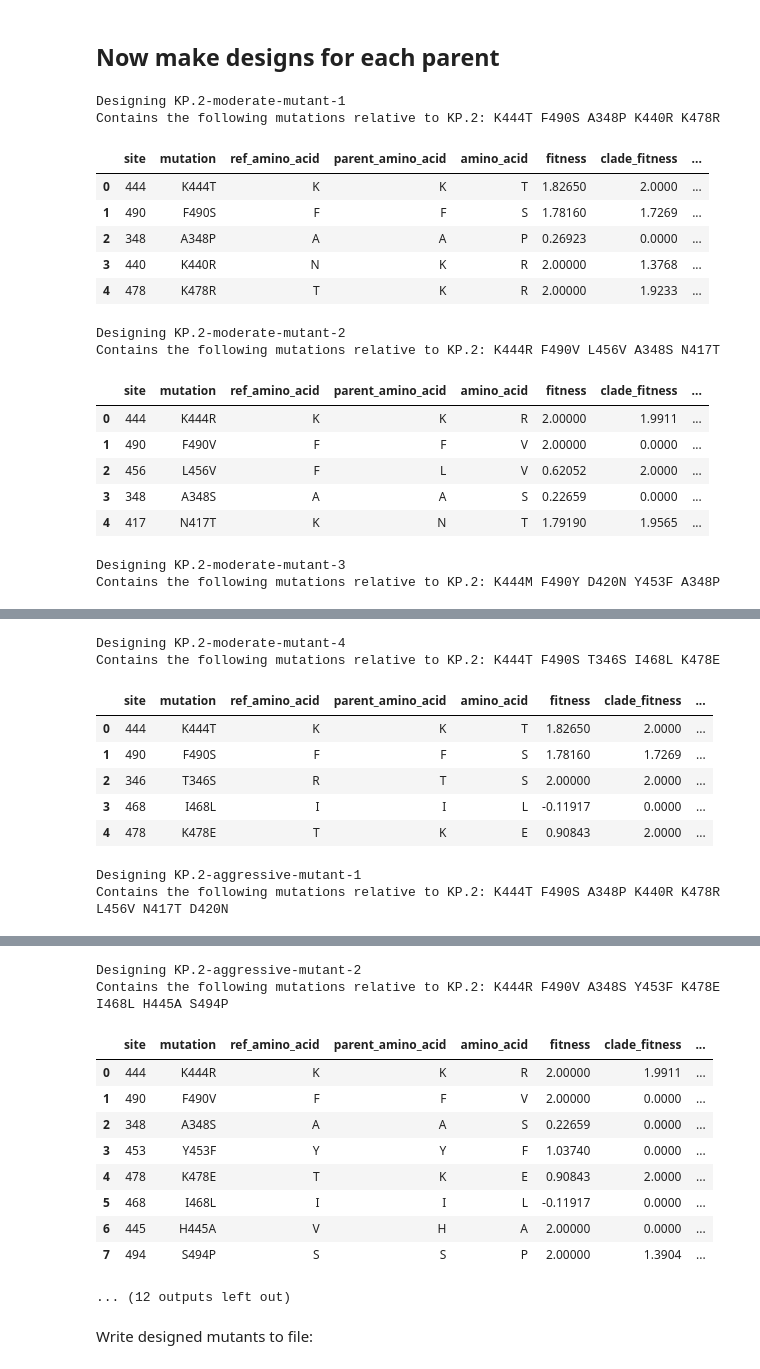
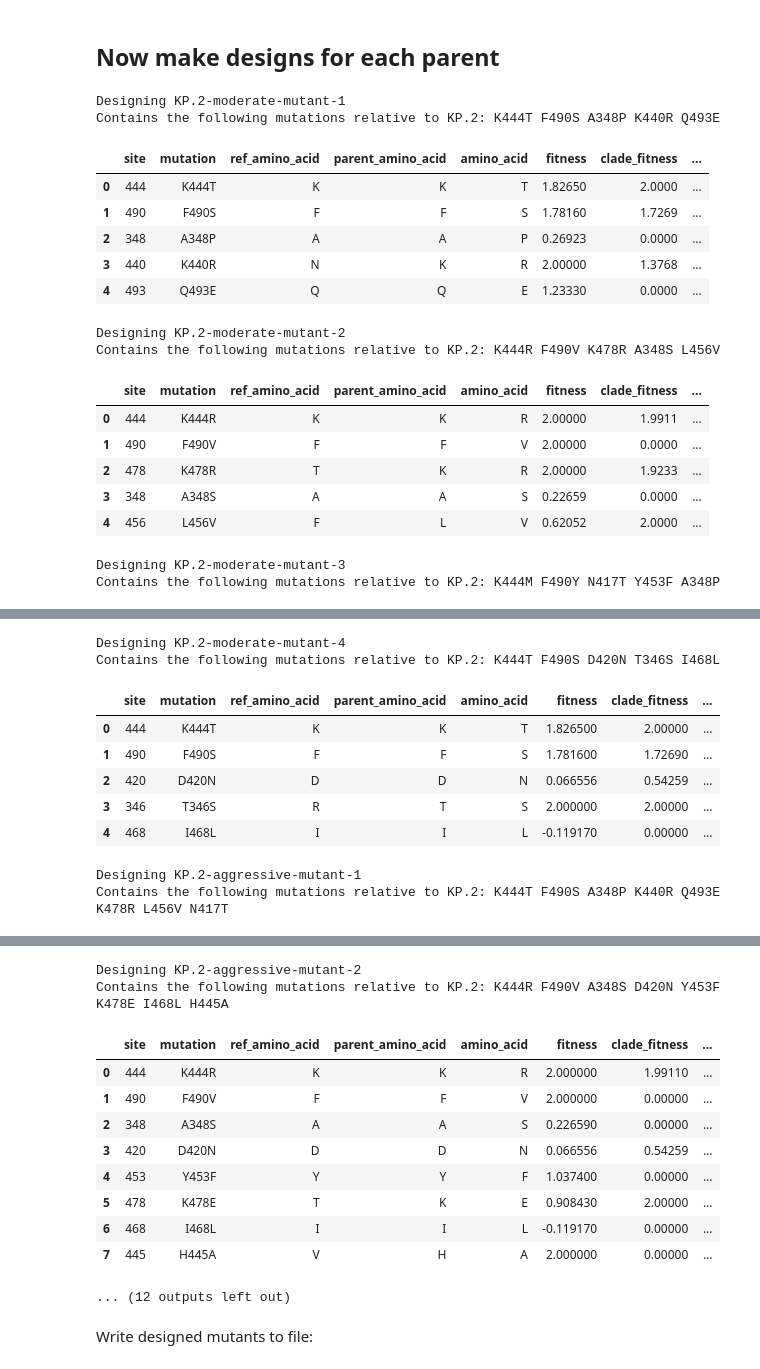
Before and after one commit to jbloomlab/SARS2-RBD-escape-mutants, a Jupyter notebook: design_mutants.ipynb, the cells around one changed output, grey strips where cells are left out. Drawn from its saved outputs; the diff is of its cells as text; code cells hidden in the pictures.

Commit message:
manually upweight Q493E

```diff
--- a/design_mutants.ipynb
+++ b/design_mutants.ipynb
@@ -241,6 +241,13 @@ for (parent, parent_d), category in itertools.product(config["parent_specs"].ite
             spike_entry_weight=parent_config["spike_dms"]["weights"]["spike mediated entry"],
             spike_ACE2_binding_weight=parent_config["spike_dms"]["weights"]["ACE2 binding"],
         )
+        # add mutations, then manual weights
+        .assign(
+            mutation=lambda x: x["parent_amino_acid"] + x["site"].astype(str) + x["amino_acid"],
+            manual_weight=lambda x: x["mutation"].map(
+                lambda m: parent_config["manual_weights"][m] if m in parent_config["manual_weights"] else 1
+            ),
+        )
     )
 
     # Design each mutant
@@ -274,12 +281,14 @@ for (parent, parent_d), category in itertools.product(config["parent_specs"].ite
             # get the phenotypes
             phenos = [
                 c for c in mutant_phenotypes.columns
-                if not c.endswith("_weight") and c not in {"site", "amino_acid", "parent_amino_acid", "ref_amino_acid"}
+                if not c.endswith("_weight") and c not in {
+                    "site", "amino_acid", "parent_amino_acid", "ref_amino_acid", "mutation", "manual_weight",
+                }
             ]
             assert all(f"{p}_weight" in set(mutant_phenotypes.columns) for p in phenos)
 
             # assign score to each mutation
-            mutant_phenotypes["score"] = mutant_phenotypes["escape_calc"]**mutant_phenotypes["escape_calc_weight"]
+            mutant_phenotypes["score"] = mutant_phenotypes["manual_weight"] * mutant_phenotypes["escape_calc"]**mutant_phenotypes["escape_calc_weight"]
             for pheno in phenos:
                 if pheno != "escape_calc":
                     mutant_phenotypes["score"] = mutant_phenotypes["score"] * numpy.exp(
@@ -290,7 +299,6 @@ for (parent, parent_d), category in itertools.product(config["parent_specs"].ite
             mutant_phenotypes = (
                 mutant_phenotypes
                 .assign(
-                    mutation=lambda x: x["parent_amino_acid"] + x["site"].astype(str) + x["amino_acid"],
                     reweight=lambda x: config["repetition_downweight"]**x["mutation"].map(mut_counts),
                     score=lambda x: x["score"] * x["reweight"],
                 )
@@ -302,7 +310,7 @@ for (parent, parent_d), category in itertools.product(config["parent_specs"].ite
                 .query("site not in @mutated_sites")
                 .query("score.notnull()")
                 .sort_values("score")
-                [["site", "mutation", "ref_amino_acid", "parent_amino_acid", "amino_acid", *phenos]]
+                [["site", "mutation", "ref_amino_acid", "parent_amino_acid", "amino_acid", *phenos, "manual_weight", "score"]]
                 .tail(1)
             )
             site = mutation_row["site"].iloc[0]
@@ -328,21 +336,21 @@ all_mutants = pd.DataFrame(
 )
 # %% [output]
 Designing KP.2-moderate-mutant-1
-Contains the following mutations relative to KP.2: K444T F490S A348P K440R K478R
+Contains the following mutations relative to KP.2: K444T F490S A348P K440R Q493E
 |  | site | mutation | ref_amino_acid | parent_amino_acid | amino_acid | fitness | clade_fitness | ... |
 | 0 | 444 | K444T | K | K | T | 1.82650 | 2.0000 | ... |
 | 1 | 490 | F490S | F | F | S | 1.78160 | 1.7269 | ... |
 | 2 | 348 | A348P | A | A | P | 0.26923 | 0.0000 | ... |
 | 3 | 440 | K440R | N | K | R | 2.00000 | 1.3768 | ... |
-| 4 | 478 | K478R | T | K | R | 2.00000 | 1.9233 | ... |
+| 4 | 493 | Q493E | Q | Q | E | 1.23330 | 0.0000 | ... |
 Designing KP.2-moderate-mutant-2
-Contains the following mutations relative to KP.2: K444R F490V L456V A348S N417T
+Contains the following mutations relative to KP.2: K444R F490V K478R A348S L456V
 |  | site | mutation | ref_amino_acid | parent_amino_acid | amino_acid | fitness | clade_fitness | ... |
 | 0 | 444 | K444R | K | K | R | 2.00000 | 1.9911 | ... |
 | 1 | 490 | F490V | F | F | V | 2.00000 | 0.0000 | ... |
-| 2 | 456 | L456V | F | L | V | 0.62052 | 2.0000 | ... |
+| 2 | 478 | K478R | T | K | R | 2.00000 | 1.9233 | ... |
 | 3 | 348 | A348S | A | A | S | 0.22659 | 0.0000 | ... |
-| 4 | 417 | N417T | K | N | T | 1.79190 | 1.9565 | ... |
+| 4 | 456 | L456V | F | L | V | 0.62052 | 2.0000 | ... |
 Designing KP.2-moderate-mutant-3
-Contains the following mutations relative to KP.2: K444M F490Y D420N Y453F A348P
+Contains the following mutations relative to KP.2: K444M F490Y N417T Y453F A348P
 |  | site | mutation | ref_amino_acid | parent_amino_acid | amino_acid | fitness | clade_fitness | ... |
@@ -354,11 +362,11 @@ Contains the following mutations relative to KP.2: K444M F490Y D420N Y453F A348P
 Designing KP.2-moderate-mutant-4
-Contains the following mutations relative to KP.2: K444T F490S T346S I468L K478E
+Contains the following mutations relative to KP.2: K444T F490S D420N T346S I468L
 |  | site | mutation | ref_amino_acid | parent_amino_acid | amino_acid | fitness | clade_fitness | ... |
-| 0 | 444 | K444T | K | K | T | 1.82650 | 2.0000 | ... |
-| 1 | 490 | F490S | F | F | S | 1.78160 | 1.7269 | ... |
-| 2 | 346 | T346S | R | T | S | 2.00000 | 2.0000 | ... |
-| 3 | 468 | I468L | I | I | L | -0.11917 | 0.0000 | ... |
-| 4 | 478 | K478E | T | K | E | 0.90843 | 2.0000 | ... |
+| 0 | 444 | K444T | K | K | T | 1.826500 | 2.00000 | ... |
+| 1 | 490 | F490S | F | F | S | 1.781600 | 1.72690 | ... |
+| 2 | 420 | D420N | D | D | N | 0.066556 | 0.54259 | ... |
+| 3 | 346 | T346S | R | T | S | 2.000000 | 2.00000 | ... |
+| 4 | 468 | I468L | I | I | L | -0.119170 | 0.00000 | ... |
 Designing KP.2-aggressive-mutant-1
-Contains the following mutations relative to KP.2: K444T F490S A348P K440R K478R L456V N417T D420N
+Contains the following mutations relative to KP.2: K444T F490S A348P K440R Q493E K478R L456V N417T
 |  | site | mutation | ref_amino_acid | parent_amino_acid | amino_acid | fitness | clade_fitness | ... |
@@ -373,14 +381,14 @@ Contains the following mutations relative to KP.2: K444T F490S A348P K440R K478R
 Designing KP.2-aggressive-mutant-2
-Contains the following mutations relative to KP.2: K444R F490V A348S Y453F K478E I468L H445A S494P
+Contains the following mutations relative to KP.2: K444R F490V A348S D420N Y453F K478E I468L H445A
 |  | site | mutation | ref_amino_acid | parent_amino_acid | amino_acid | fitness | clade_fitness | ... |
-| 0 | 444 | K444R | K | K | R | 2.00000 | 1.9911 | ... |
-| 1 | 490 | F490V | F | F | V | 2.00000 | 0.0000 | ... |
-| 2 | 348 | A348S | A | A | S | 0.22659 | 0.0000 | ... |
-| 3 | 453 | Y453F | Y | Y | F | 1.03740 | 0.0000 | ... |
-| 4 | 478 | K478E | T | K | E | 0.90843 | 2.0000 | ... |
-| 5 | 468 | I468L | I | I | L | -0.11917 | 0.0000 | ... |
-| 6 | 445 | H445A | V | H | A | 2.00000 | 0.0000 | ... |
-| 7 | 494 | S494P | S | S | P | 2.00000 | 1.3904 | ... |
+| 0 | 444 | K444R | K | K | R | 2.000000 | 1.99110 | ... |
+| 1 | 490 | F490V | F | F | V | 2.000000 | 0.00000 | ... |
+| 2 | 348 | A348S | A | A | S | 0.226590 | 0.00000 | ... |
+| 3 | 420 | D420N | D | D | N | 0.066556 | 0.54259 | ... |
+| 4 | 453 | Y453F | Y | Y | F | 1.037400 | 0.00000 | ... |
+| 5 | 478 | K478E | T | K | E | 0.908430 | 2.00000 | ... |
+| 6 | 468 | I468L | I | I | L | -0.119170 | 0.00000 | ... |
+| 7 | 445 | H445A | V | H | A | 2.000000 | 0.00000 | ... |
 ... (12 outputs left out)
 # %% [markdown]
 Write designed mutants to file:
```
Also changed, not shown: parts of 1 cell of this notebook, 4 other files.
